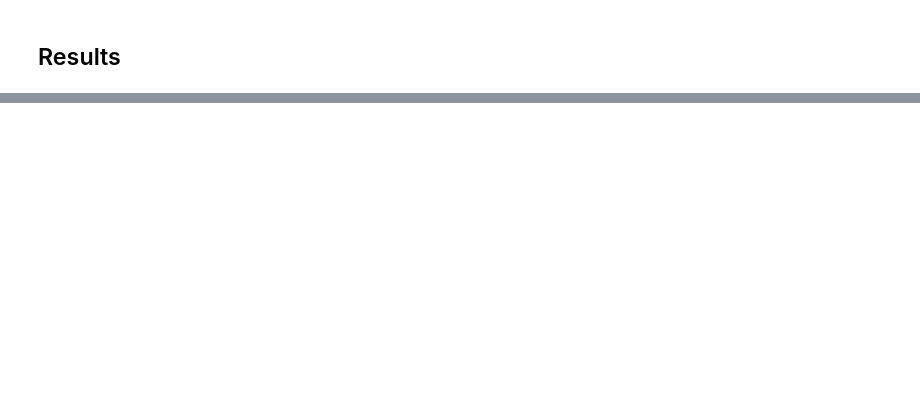
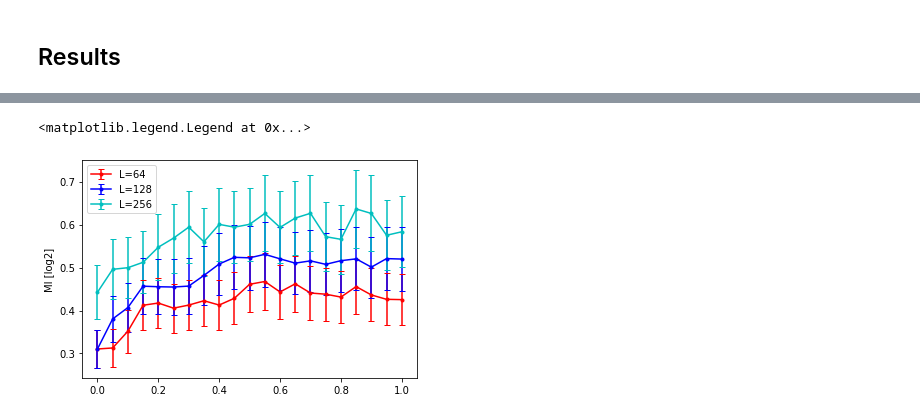
Before and after one commit to hainingpan/GTN, a Jupyter notebook: fig.ipynb, the cells around one changed output, grey strips where cells are left out. Drawn from its saved outputs; the diff is of its cells as text; code cells hidden in the pictures; blank space fills up the shorter version.

```diff
--- a/fig.ipynb
+++ b/fig.ipynb
@@ -28,0 +41,3 @@ plt.plot(np.linspace(*rs['args'].a2[:2],int(rs['args'].a2[2])),np.squeeze(rs['MI
+# %%
+with open('GTN_a1(0.50,0.50,1)_a2(0.00,0.99,21)_b1(1.00,1.00,1)_b2(1.00,1.00,1)_En50_L256_t256_Forced.pickle','rb') as f:
+    rs256=pickle.load(f)
@@ -28,0 +57,20 @@ plt.plot(np.linspace(*rs['args'].a2[:2],int(rs['args'].a2[2])),np.squeeze(rs['MI
+# %%
+with open('GTN_a1(0.99,0.99,1)_a2(0.00,0.00,1)_b1(1.00,1.00,1)_b2(0.00,1.00,21)_En50_L64_t64_Forced.pickle','rb') as f:
+    rs64_F=pickle.load(f)
+# %%
+with open('GTN_a1(0.99,0.99,1)_a2(0.00,0.00,1)_b1(1.00,1.00,1)_b2(0.00,1.00,21)_En50_L128_t128_Forced.pickle','rb') as f:
+    rs128_F=pickle.load(f)
+# %%
+with open('GTN_a1(0.99,0.99,1)_a2(0.00,0.00,1)_b1(1.00,1.00,1)_b2(0.00,1.00,21)_En50_L256_t256_Forced.pickle','rb') as f:
+    rs256_F=pickle.load(f)
+# %%
+fig,ax=plt.subplots(figsize=(6,4))
+ax.errorbar(np.linspace(*rs64_F['args'].b2[:2],int(rs64_F['args'].b2[2])),np.squeeze(rs64_F['MI'].mean(axis=-1))/np.log(2),np.squeeze(rs64_F['MI'].mean(axis=-1))/np.sqrt(rs64_F['args'].es)/np.log(2),capsize=3,fmt='.-',color='r',label='L={:d}'.format(rs64_F['args'].L))
+ax.errorbar(np.linspace(*rs128_F['args'].b2[:2],int(rs128_F['args'].b2[2])),np.squeeze(rs128_F['MI'].mean(axis=-1))/np.log(2),np.squeeze(rs128_F['MI'].mean(axis=-1))/np.sqrt(rs128_F['args'].es)/np.log(2),capsize=3,fmt='.-',color='b',label='L={:d}'.format(rs128_F['args'].L))
+ax.errorbar(np.linspace(*rs256_F['args'].b2[:2],int(rs256_F['args'].b2[2])),np.squeeze(rs256_F['MI'].mean(axis=-1))/np.log(2),np.squeeze(rs256_F['MI'].mean(axis=-1))/np.sqrt(rs256_F['args'].es)/np.log(2),capsize=3,fmt='.-',color='c',label='L={:d}'.format(rs256_F['args'].L))
+
+ax.set_ylabel('MI [log2]')
+ax.legend()
+# %% [output]
+<matplotlib.legend.Legend at 0x...>
+[figure, added]
```
Also changed, not shown: parts of 12 cells of this notebook.
